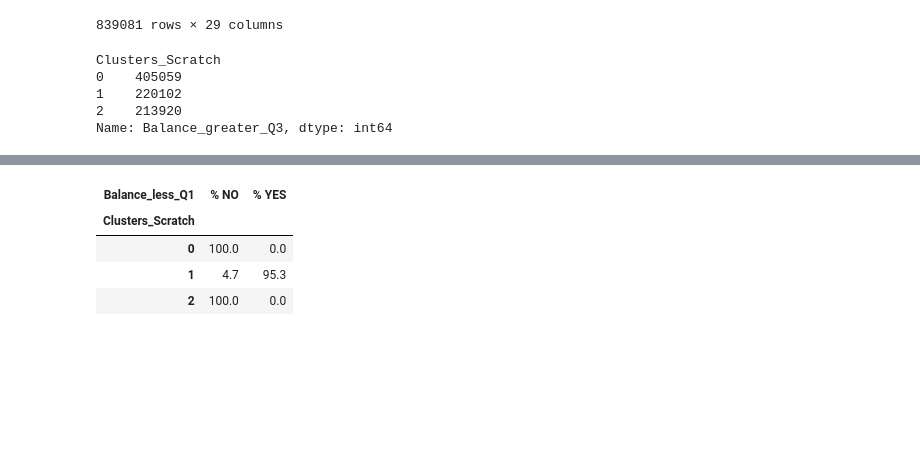
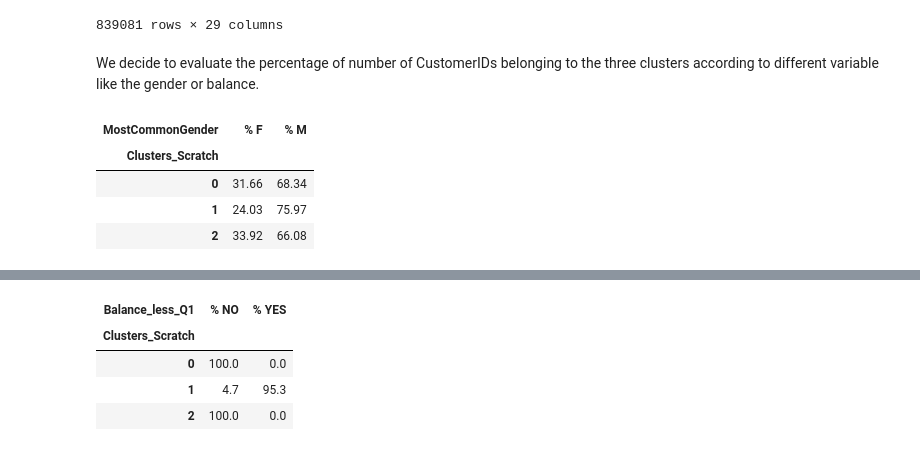
Before and after one commit to MattiaCastaldo/ADM-Homework-4, a Jupyter notebook: main.ipynb, the cells around one changed output, grey strips where cells are left out. Drawn from its saved outputs; the diff is of its cells as text; code cells hidden in the pictures; blank space fills up the shorter version.

```diff
--- a/main.ipynb
+++ b/main.ipynb
@@ -1219,11 +1223,15 @@ df_kmeans
 | 839079 | 1 | 0 | 5.63 | 334.41 | 328.78 | ... |
 | 839080 | 1 | 0 | 12.24 | 123.89 | 111.65 | ... |
 839081 rows × 29 columns
+# %% [markdown]
+We decide to evaluate the percentage of number of CustomerIDs belonging to the three clusters according to different variable like the gender or balance.
 # %%
-df_kmeans.groupby('Clusters_Scratch',sort=False)['Balance_greater_Q3'].count()
+table_gender = df_kmeans.pivot_table(index='Clusters_Scratch',values='AverageBalance',columns=['MostCommonGender'],aggfunc='count').fillna(0)
+table_gender.rename(columns={'M':'% M','F':'% F'},inplace=True)
+round(table_gender.iloc[:,0:4].div(table_gender.iloc[:,0:4].apply(lambda x : np.sum(x),axis=1),axis=0),4).mul(100) ## the sum of the row should be 100
 # %% [output]
-Clusters_Scratch
-0    405059
-1    220102
-2    213920
-Name: Balance_greater_Q3, dtype: int64
+| MostCommonGender | % F | % M |
+| Clusters_Scratch |  |  |
+| 0 | 31.66 | 68.34 |
+| 1 | 24.03 | 75.97 |
+| 2 | 33.92 | 66.08 |
```
Also changed, not shown: parts of 29 cells of this notebook, 2 other files.
